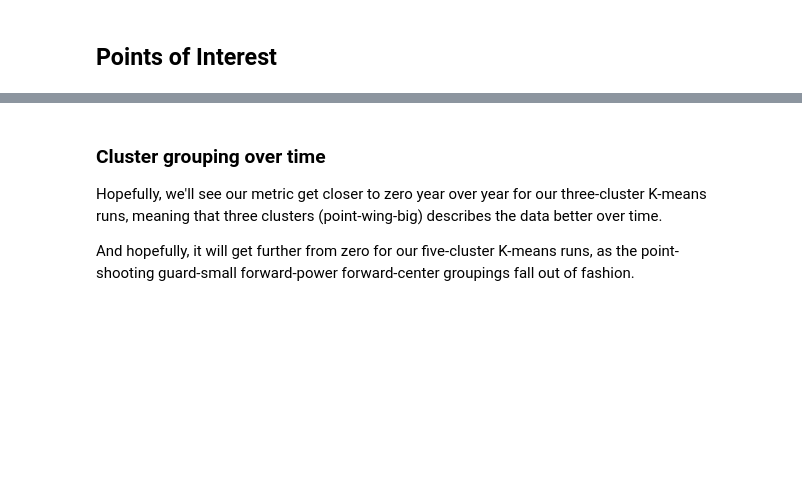
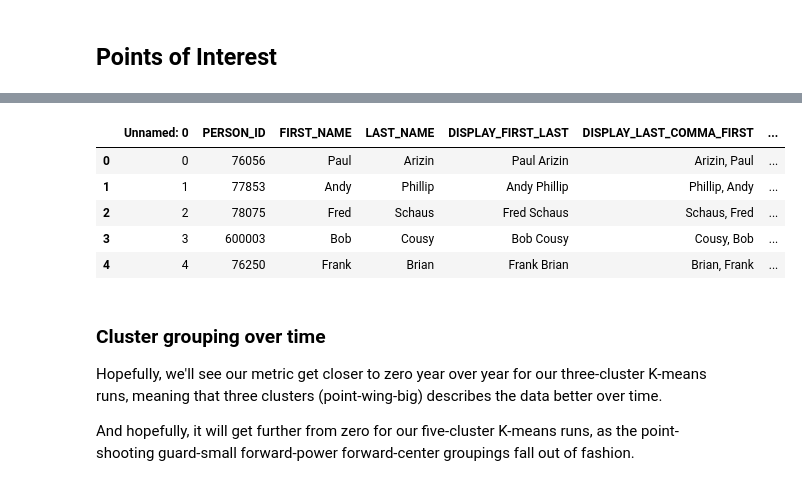
Before and after one commit to moshea93/K-Means-Player-Groupings, a Jupyter notebook: K-Means.ipynb, the cells around one changed output, grey strips where cells are left out. Saved outputs shown, nothing was run; the diff lists cells and outputs as text; code cells hidden in the pictures; blank space fills up the shorter version.

```diff
--- a/K-Means.ipynb
+++ b/K-Means.ipynb
@@ -379,3 +392,18 @@ player_clusters.tail(10)
+# %%
+#temp = player_bios.HEIGHT.str.split('-', expand=True)
+#player_bios['HEIGHT'] = pd.to_numeric(temp[0]) * 12 + pd.to_numeric(temp[1])
+#player_bios.head()
+#player_bios.shape
+#player_bios.to_csv('player_bios.csv')
+player_bios = pd.read_csv('player_bios.csv')
+player_bios.head()
+# %% [output]
+|  | Unnamed: 0 | PERSON_ID | FIRST_NAME | LAST_NAME | DISPLAY_FIRST_LAST | DISPLAY_LAST_COMMA_FIRST | ... |
+| 0 | 0 | 76056 | Paul | Arizin | Paul Arizin | Arizin, Paul | ... |
+| 1 | 1 | 77853 | Andy | Phillip | Andy Phillip | Phillip, Andy | ... |
+| 2 | 2 | 78075 | Fred | Schaus | Fred Schaus | Schaus, Fred | ... |
+| 3 | 3 | 600003 | Bob | Cousy | Bob Cousy | Cousy, Bob | ... |
+| 4 | 4 | 76250 | Frank | Brian | Frank Brian | Brian, Frank | ... |
 # %% [markdown]
 ### Cluster grouping over time
 
```
Also changed, not shown: parts of 9 cells of this notebook.
